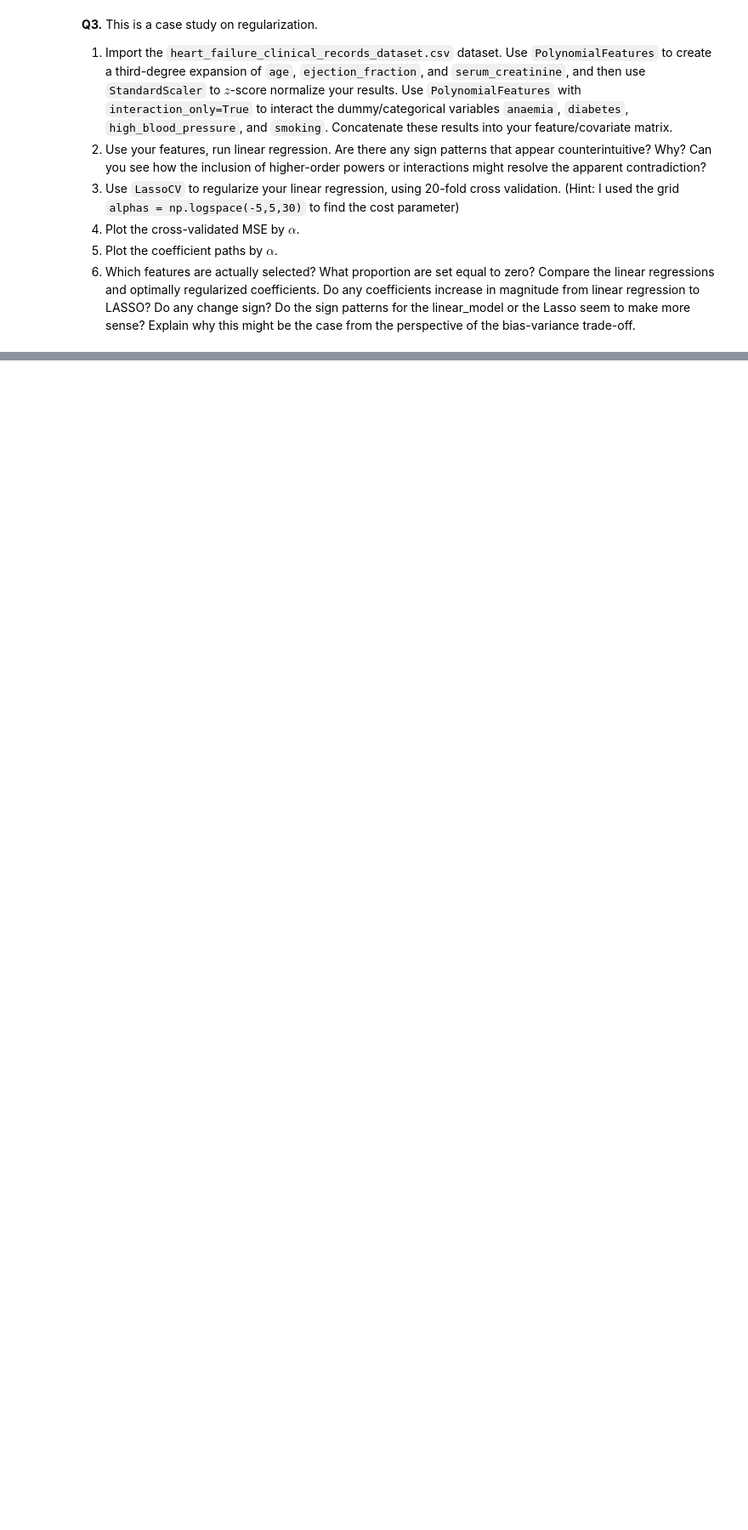
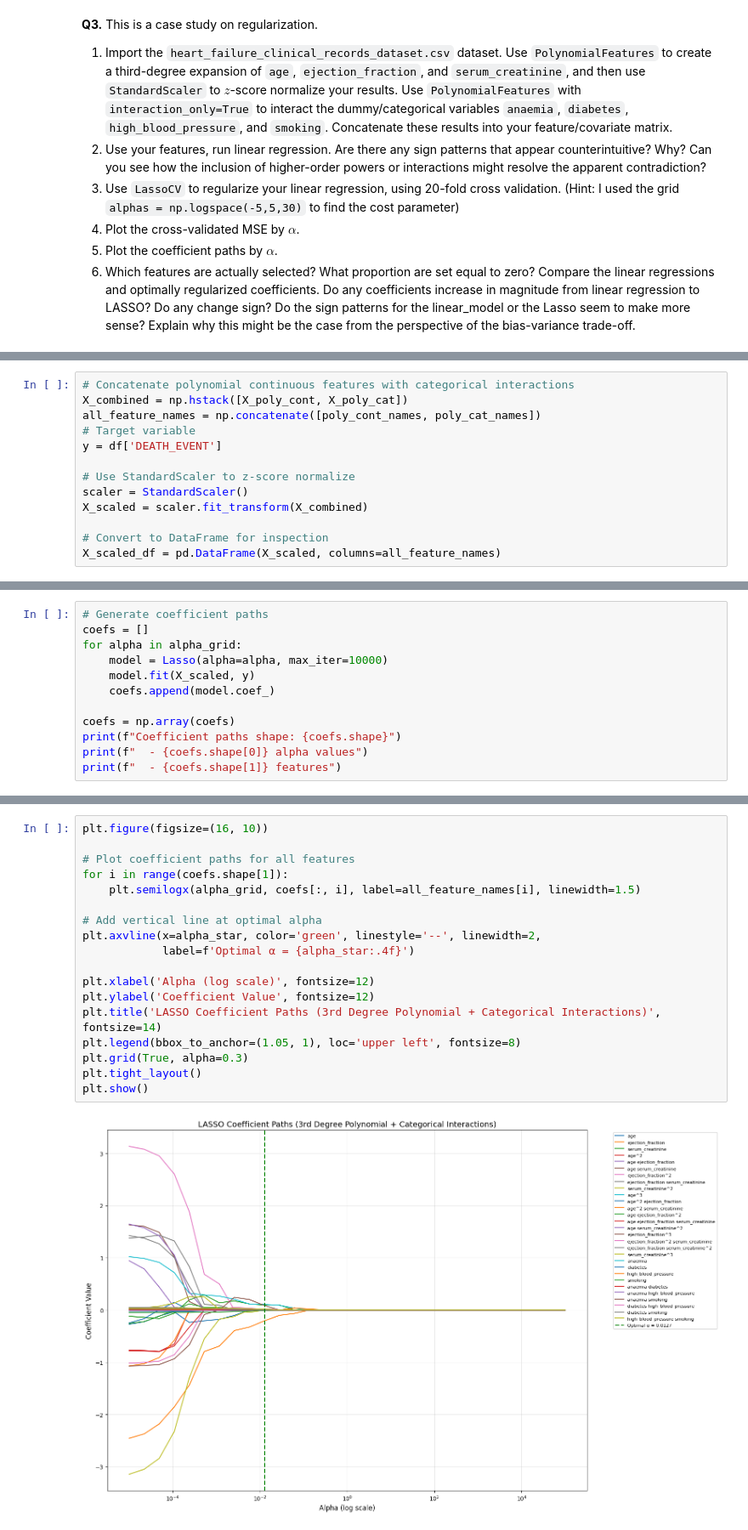
Before and after one commit to Elizabethav03/My_undergrad_ml_assignments, a Jupyter notebook: 04_assignment_regularization.ipynb, the cells around one changed output, grey strips where cells are left out. Shown at 85% size. Cells and saved outputs as stored; diff of their text form; blank space fills up the shorter version.

```diff
--- a/04_assignment_regularization.ipynb
+++ b/04_assignment_regularization.ipynb
@@ -37,0 +345,13 @@
+# %%
+# Concatenate polynomial continuous features with categorical interactions
+X_combined = np.hstack([X_poly_cont, X_poly_cat])
+all_feature_names = np.concatenate([poly_cont_names, poly_cat_names])
+# Target variable
+y = df['DEATH_EVENT']
+
+# Use StandardScaler to z-score normalize
+scaler = StandardScaler()
+X_scaled = scaler.fit_transform(X_combined)
+
+# Convert to DataFrame for inspection
+X_scaled_df = pd.DataFrame(X_scaled, columns=all_feature_names)
@@ -37,0 +441,12 @@
+# %%
+# Generate coefficient paths
+coefs = []
+for alpha in alpha_grid:
+    model = Lasso(alpha=alpha, max_iter=10000)
+    model.fit(X_scaled, y)
+    coefs.append(model.coef_)
+
+coefs = np.array(coefs)
+print(f"Coefficient paths shape: {coefs.shape}")
+print(f"  - {coefs.shape[0]} alpha values")
+print(f"  - {coefs.shape[1]} features")
@@ -37,0 +457,20 @@
+# %%
+plt.figure(figsize=(16, 10))
+
+# Plot coefficient paths for all features
+for i in range(coefs.shape[1]):
+    plt.semilogx(alpha_grid, coefs[:, i], label=all_feature_names[i], linewidth=1.5)
+
+# Add vertical line at optimal alpha
+plt.axvline(x=alpha_star, color='green', linestyle='--', linewidth=2,
+            label=f'Optimal α = {alpha_star:.4f}')
+
+plt.xlabel('Alpha (log scale)', fontsize=12)
+plt.ylabel('Coefficient Value', fontsize=12)
+plt.title('LASSO Coefficient Paths (3rd Degree Polynomial + Categorical Interactions)', fontsize=14)
+plt.legend(bbox_to_anchor=(1.05, 1), loc='upper left', fontsize=8)
+plt.grid(True, alpha=0.3)
+plt.tight_layout()
+plt.show()
+# %% [output]
+[figure, added]
```
Also changed, not shown: parts of 40 cells of this notebook.
